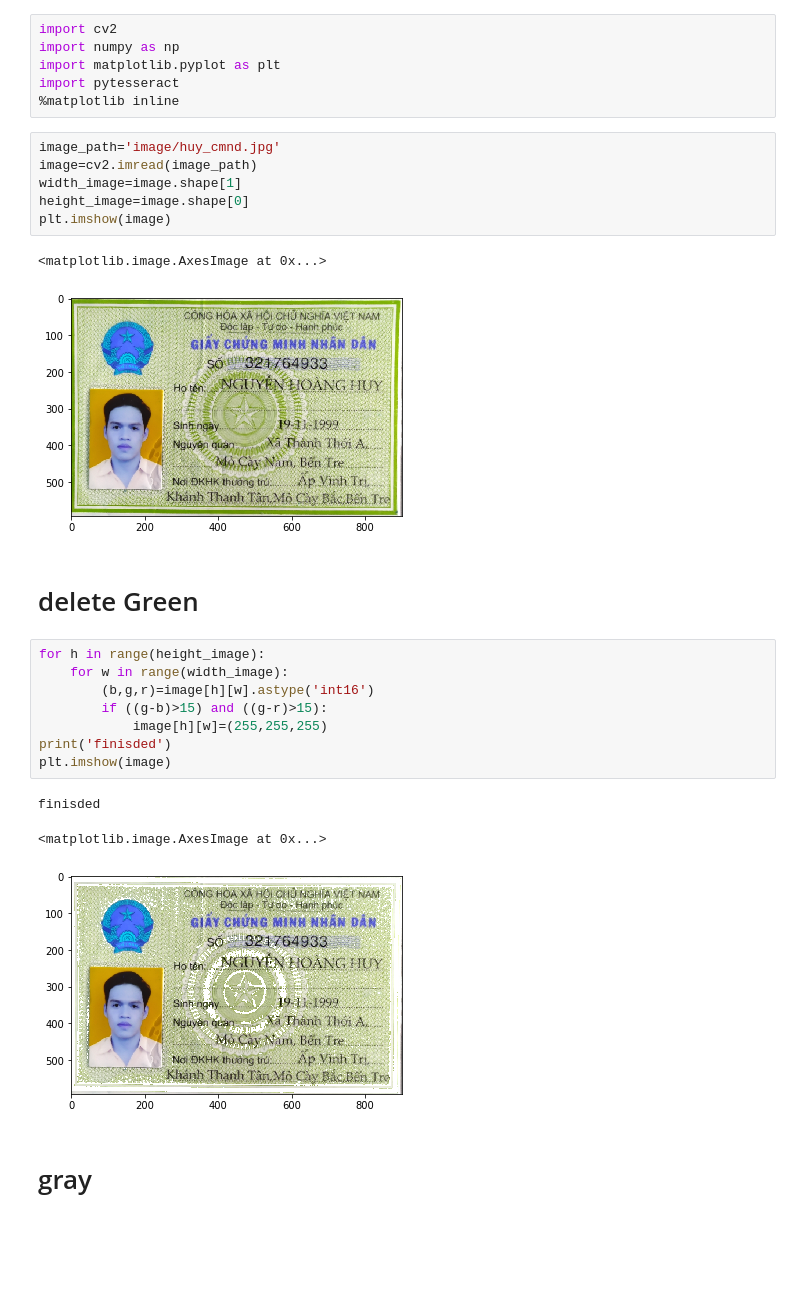
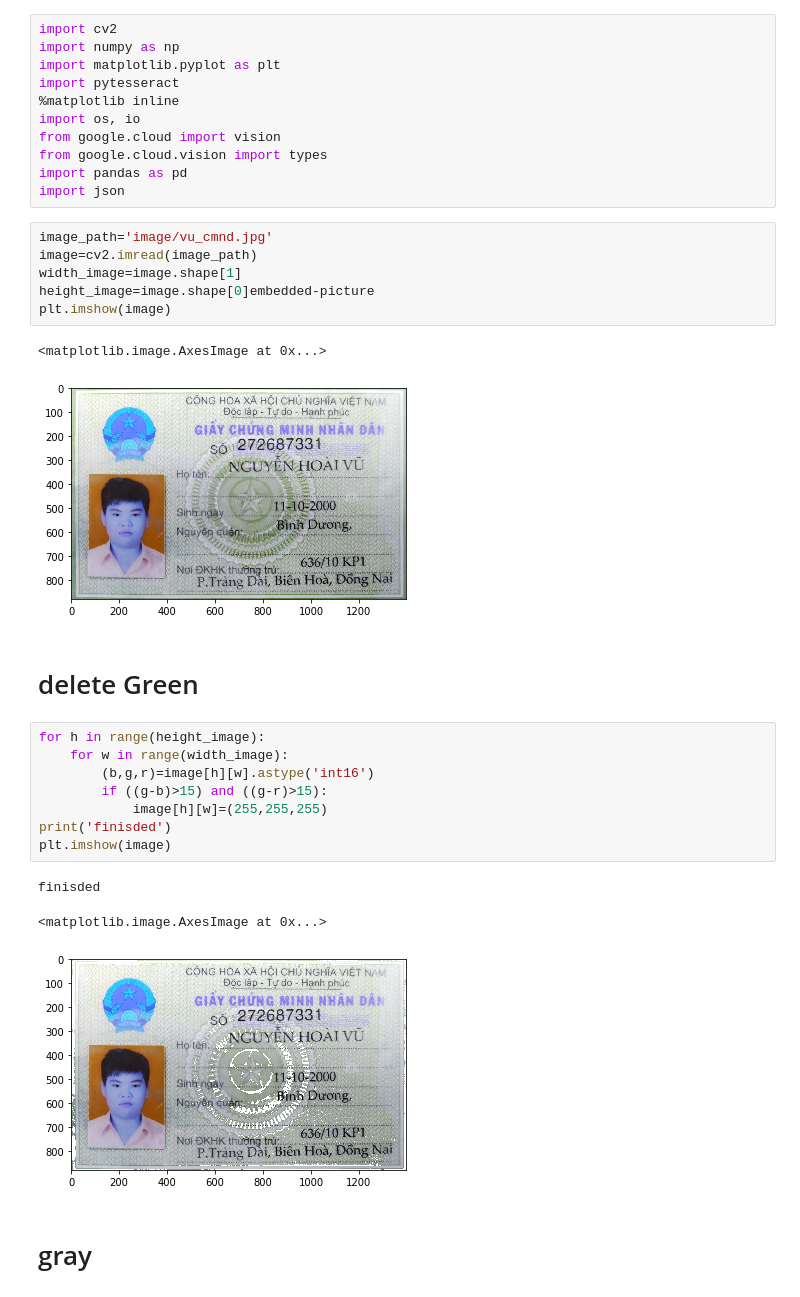
Before and after one commit to tuminh14/FE_CREDIT_FINAL, a Jupyter notebook: OCR.ipynb, the cells around one changed output. Cells and saved outputs as stored; diff of their text form; blank space fills up the shorter version.

```diff
--- a/OCR.ipynb
+++ b/OCR.ipynb
@@ -4,15 +4,20 @@ import numpy as np
 import matplotlib.pyplot as plt
 import pytesseract
 %matplotlib inline
+import os, io
+from google.cloud import vision
+from google.cloud.vision import types
+import pandas as pd
+import json
 # %%
-image_path='image/huy_cmnd.jpg'
+image_path='image/vu_cmnd.jpg'
 image=cv2.imread(image_path)
 width_image=image.shape[1]
-height_image=image.shape[0]
+height_image=image.shape[0]embedded-picture
 plt.imshow(image)
 # %% [output]
 <matplotlib.image.AxesImage at 0x...>
-[figure, old version]
+[figure, new version]
 # %% [markdown]
 # delete Green
 # %%
@@ -26,7 +31,7 @@ plt.imshow(image)
 # %% [output]
 finisded
 <matplotlib.image.AxesImage at 0x...>
-[figure, old version]
+[figure, new version]
 # %% [markdown]
 # gray
 # %%
```
Also changed, not shown: parts of 33 cells of this notebook, 15 other files.
